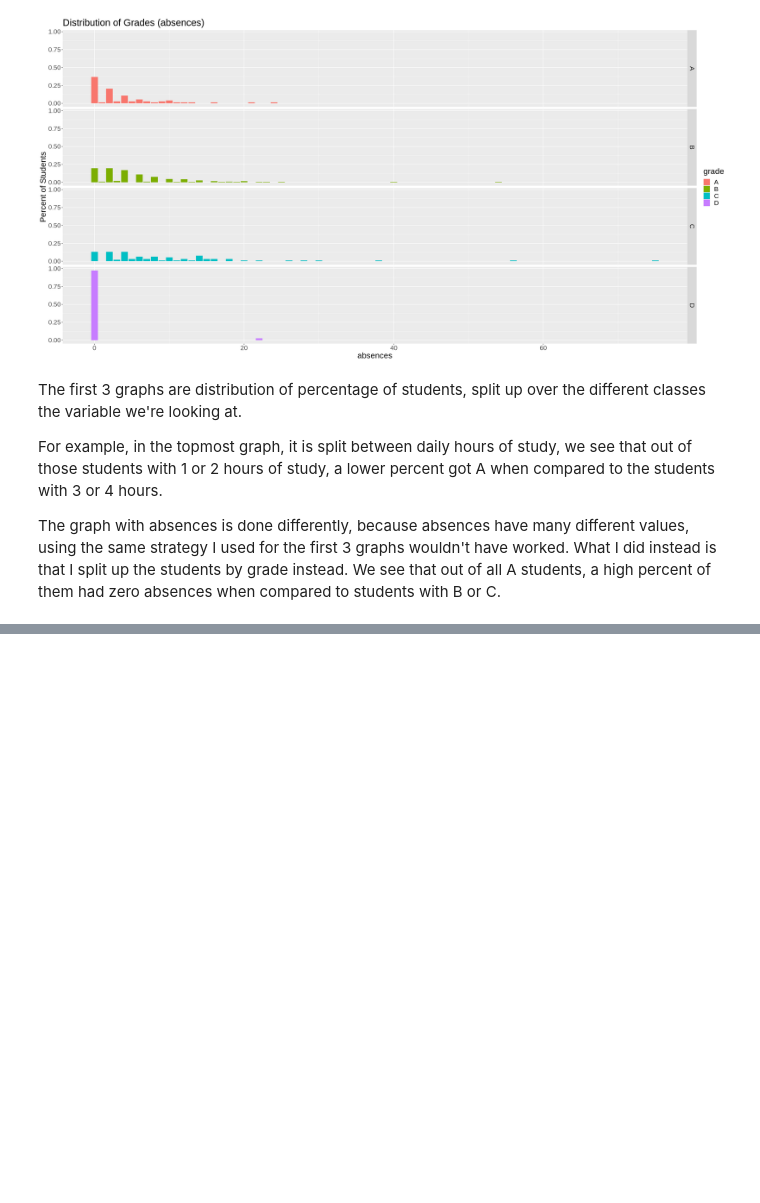
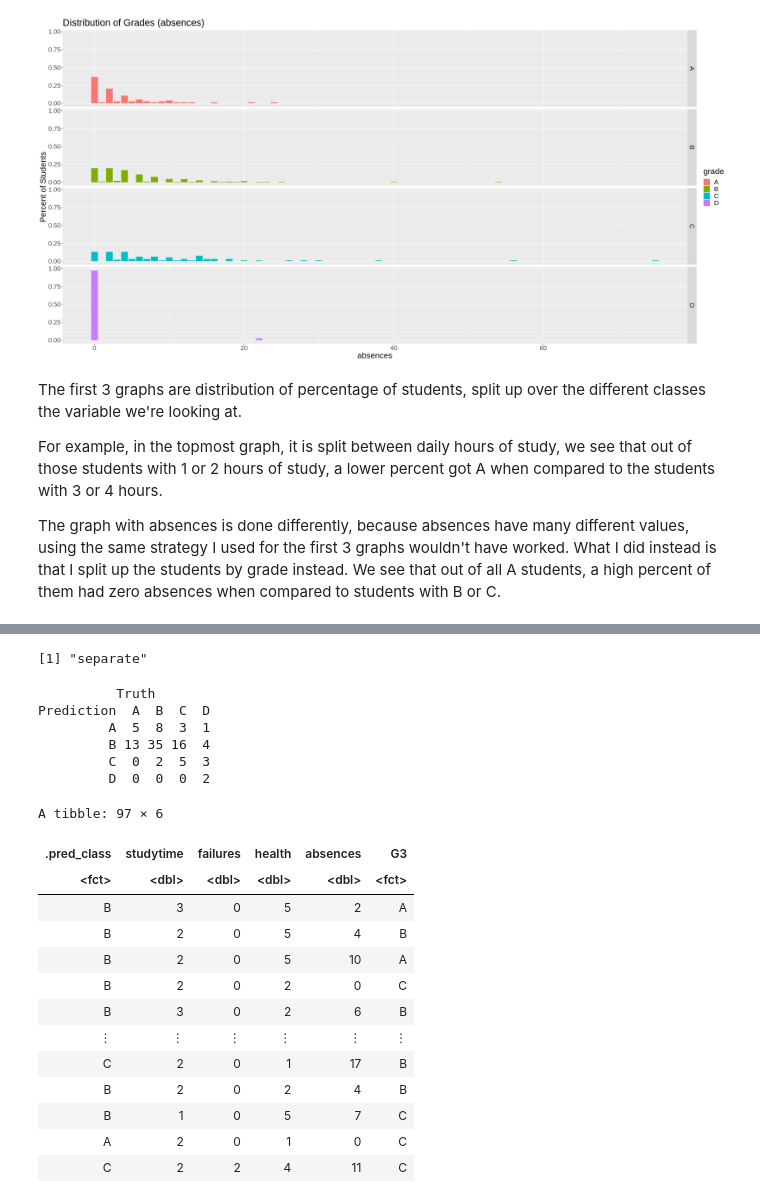
Before and after one commit to edsters78/DSCI100_Project, a Jupyter notebook: project.ipynb, the cells around one changed output, grey strips where cells are left out. Cells and saved outputs as stored; diff of their text form; code cells hidden in the pictures; blank space fills up the shorter version.

```diff
--- a/project.ipynb
+++ b/project.ipynb
@@ -463,0 +646,34 @@ The graph with absences is done differently, because absences have many differen
+# %%
+# sdf_results <- sdf_predictions %>%
+#     bind_cols(sdf_test) %>%
+#     conf_mat(truth = G3, estimate = .pred_class)
+# sdf_results
+
+print("separate")
+
+confusion_matrix <- student_test_predictions %>%
+    conf_mat(truth = G3, estimate = .pred_class)
+confusion_matrix
+student_test_predictions
+# %% [output]
+[1] "separate"
+          Truth
+Prediction  A  B  C  D
+         A  5  8  3  1
+         B 13 35 16  4
+         C  0  2  5  3
+         D  0  0  0  2
+A tibble: 97 × 6
+| .pred_class | studytime | failures | health | absences | G3 |
+| <fct> | <dbl> | <dbl> | <dbl> | <dbl> | <fct> |
+| B | 3 | 0 | 5 | 2 | A |
+| B | 2 | 0 | 5 | 4 | B |
+| B | 2 | 0 | 5 | 10 | A |
+| B | 2 | 0 | 2 | 0 | C |
+| B | 3 | 0 | 2 | 6 | B |
+| ⋮ | ⋮ | ⋮ | ⋮ | ⋮ | ⋮ |
+| C | 2 | 0 | 1 | 17 | B |
+| B | 2 | 0 | 2 | 4 | B |
+| B | 1 | 0 | 5 | 7 | C |
+| A | 2 | 0 | 1 | 0 | C |
+| C | 2 | 2 | 4 | 11 | C |
```
Also changed, not shown: parts of 3 cells of this notebook.
